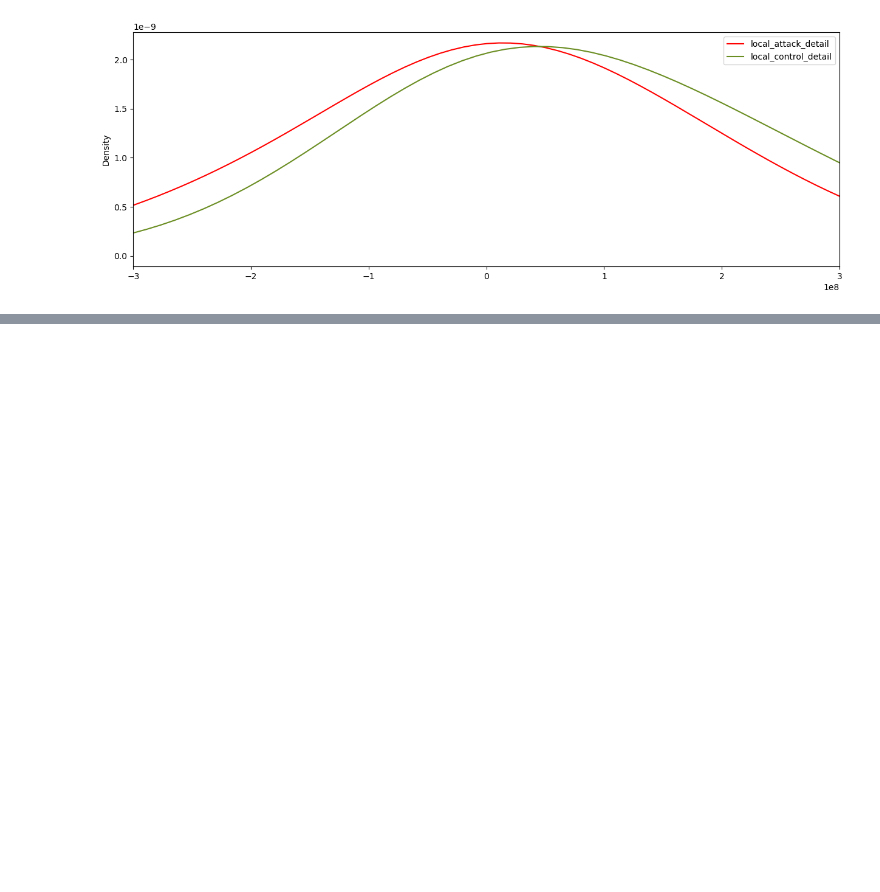
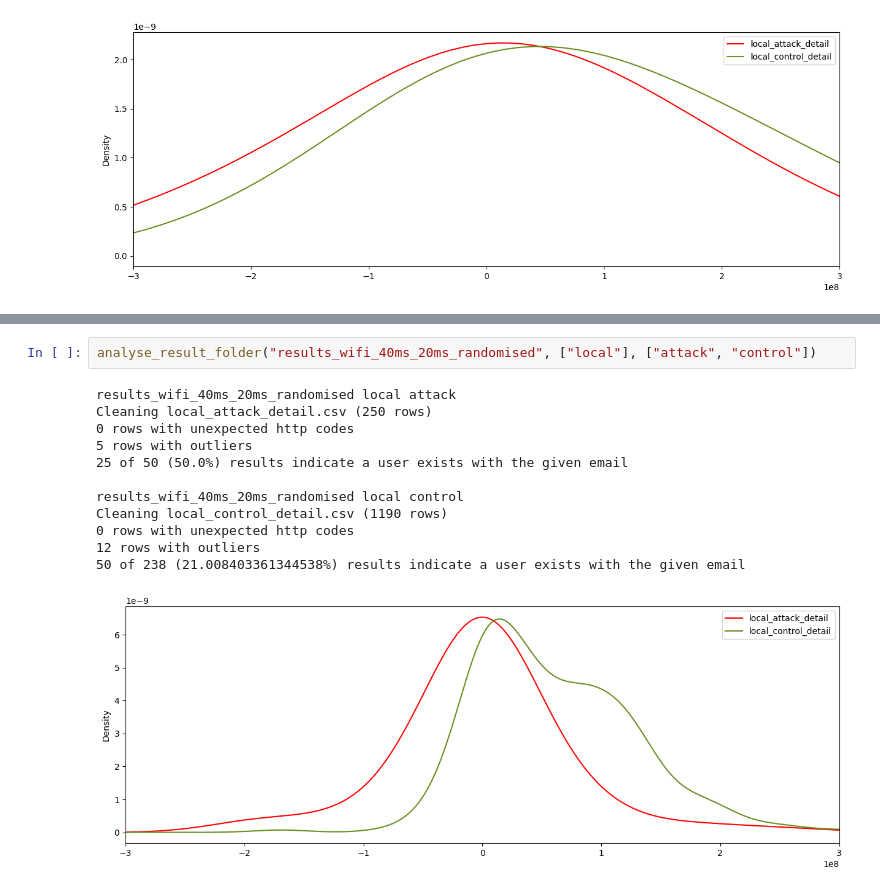
Before and after one commit to jefc1111/laravel-user-enumeration-demo, a Jupyter notebook: result_analysis.ipynb, the cells around one changed output, grey strips where cells are left out. Drawn from its saved outputs; the diff is of its cells as text; blank space fills up the shorter version.

```diff
--- a/result_analysis.ipynb
+++ b/result_analysis.ipynb
@@ -165,0 +166,15 @@ Cleaning local_control_detail.csv (295 rows)
+# %%
+analyse_result_folder("results_wifi_40ms_20ms_randomised", ["local"], ["attack", "control"])
+# %% [output]
+results_wifi_40ms_20ms_randomised local attack
+Cleaning local_attack_detail.csv (250 rows)
+0 rows with unexpected http codes
+5 rows with outliers
+25 of 50 (50.0%) results indicate a user exists with the given email
+
+results_wifi_40ms_20ms_randomised local control
+Cleaning local_control_detail.csv (1190 rows)
+0 rows with unexpected http codes
+12 rows with outliers
+50 of 238 (21.008403361344538%) results indicate a user exists with the given email
+[figure, added]
```
Also changed, not shown: parts of 6 cells of this notebook.
